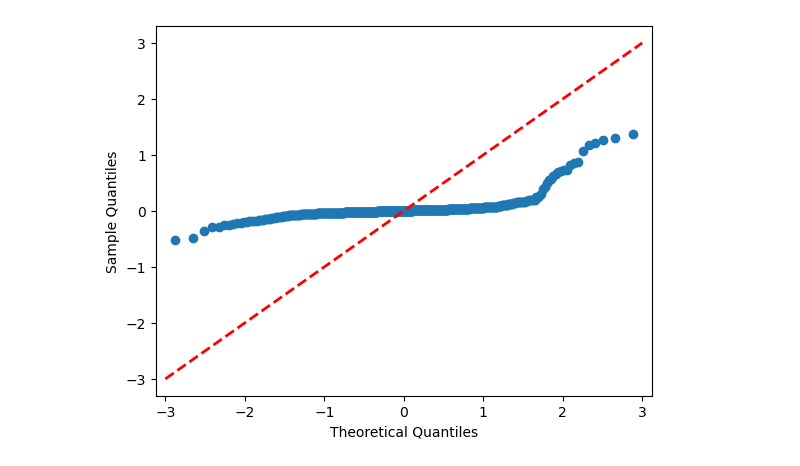
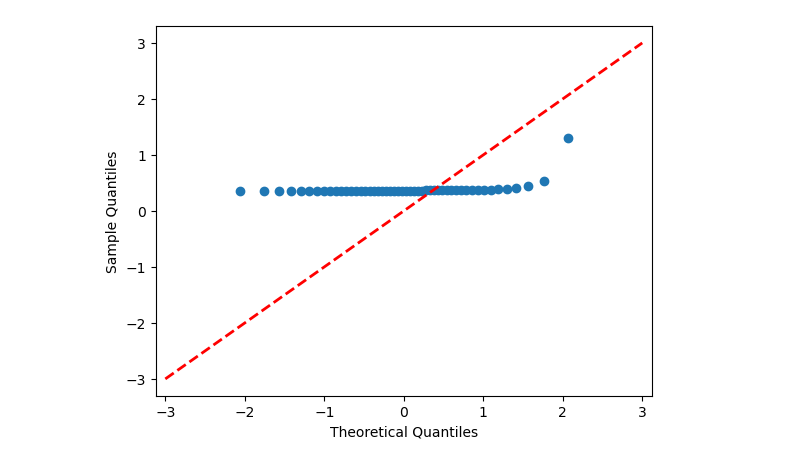
Before and after one commit to anika-kum/spectral-analysis-comparison, a Jupyter notebook: notebook.ipynb, the cells around one changed output. Cells and saved outputs as stored; diff of their text form; code cells hidden in the pictures.

```diff
--- a/notebook.ipynb
+++ b/notebook.ipynb
@@ -60,18 +87,30 @@ def plot_multi_taper(spectrum, duration, sampling_rate, isOneTaper=False):
 # %%
-frqs_single, fft_result_single = 0, 0
-frqs_multi, fft_result_multi = 0, 0
+# Call the defined functions over all the generated data.
+
+# Storing the FFT results for single taper and multitaper methods for each window size.
+
+frqs_single, fft_result_single = [[] for i in range(len(window_size_options))], [[] for i in range(len(window_size_options))]
+# The single taper may have multiple tapers for each window size (based on what tapers the user chooses).
+# For example, if the user chooses 'hamming' and 'hann', then the single taper will have two results for each window size.
+
+frqs_multi, fft_result_multi = [0 for i in range(len(window_size_options))], [0 for i in range(len(window_size_options))]
+
 for i, window in enumerate(window_size_options):
+    # Plot setup
     plt.figure(figsize=(10, 6))
     plt.xlabel("Frequency (Hz)")
     plt.ylabel("Power (Scaled)")
     plt.legend(loc="lower right")
-    frqs_single, fft_result_single = plot_single_taper(generated_data[i], taper_options=['hamming', 'hann'], sampling_rate=sampling_rate) # TODO, reparse fft_results because right now I'm only running 1 window size
+    plt.title(f"Single Taper (Not welch's method) vs Multitaper for {window} s window size")
+
+    # Store FFT results
+    frqs_single[i], fft_result_single[i] = plot_single_taper(generated_data[i], taper_options=['hamming', 'hann'], sampling_rate=sampling_rate)
     frqs_multi, fft_result_multi = plot_multi_taper(generated_data[i], duration=window_size_options[i], sampling_rate=sampling_rate, isOneTaper=False)
+
+    # Plot empirical PSD
     N = len(generated_data[i].time_domain.combined_signal)
     freqs = np.fft.fftfreq(N, d=1/sampling_rate)[0:N//2] # starting from 1 to avoid a divide by 0 error later.
     plt.loglog(freqs, generated_data[i].frequency_domain.combined_spectrum, linewidth=1, alpha=0.5, label='empirical')
-    plt.legend(loc="lower right")
-    plt.title(f"Single Taper (Not welch's method) vs Multitaper for {window} s window size")
 # %% [output]
 48
 98
@@ -84,11 +123,9 @@ for i, window in enumerate(window_size_options):
 # %%
 # just trying something, may not be appropriate to do a QQ plot in this context but I think they did it in the paper?
 # not sure why it's so bad or if it's expected to be this bad.
-import scipy.stats as stats
-import statsmodels.api as sm
-residuals = generated_data[0].frequency_domain.combined_spectrum[1:500] - fft_result_multi
+residuals = generated_data[0].frequency_domain.combined_spectrum - fft_result_multi[0]
 fig = sm.qqplot(residuals)
 plt.plot(np.linspace(-3, 3, 100), np.linspace(-3, 3, 100), 'r--', lw=2)
 plt.show()
 # %% [output]
-[figure, old version]
+[figure, new version]
```
Also changed, not shown: parts of 5 cells of this notebook.
